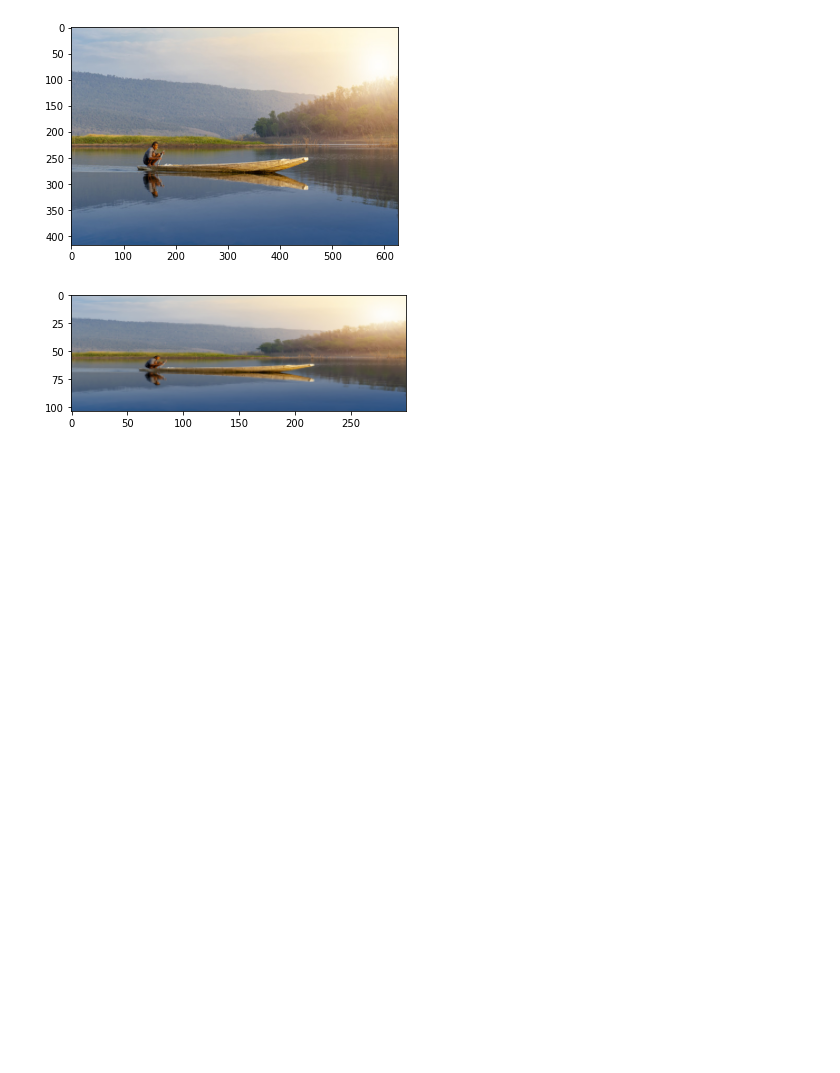
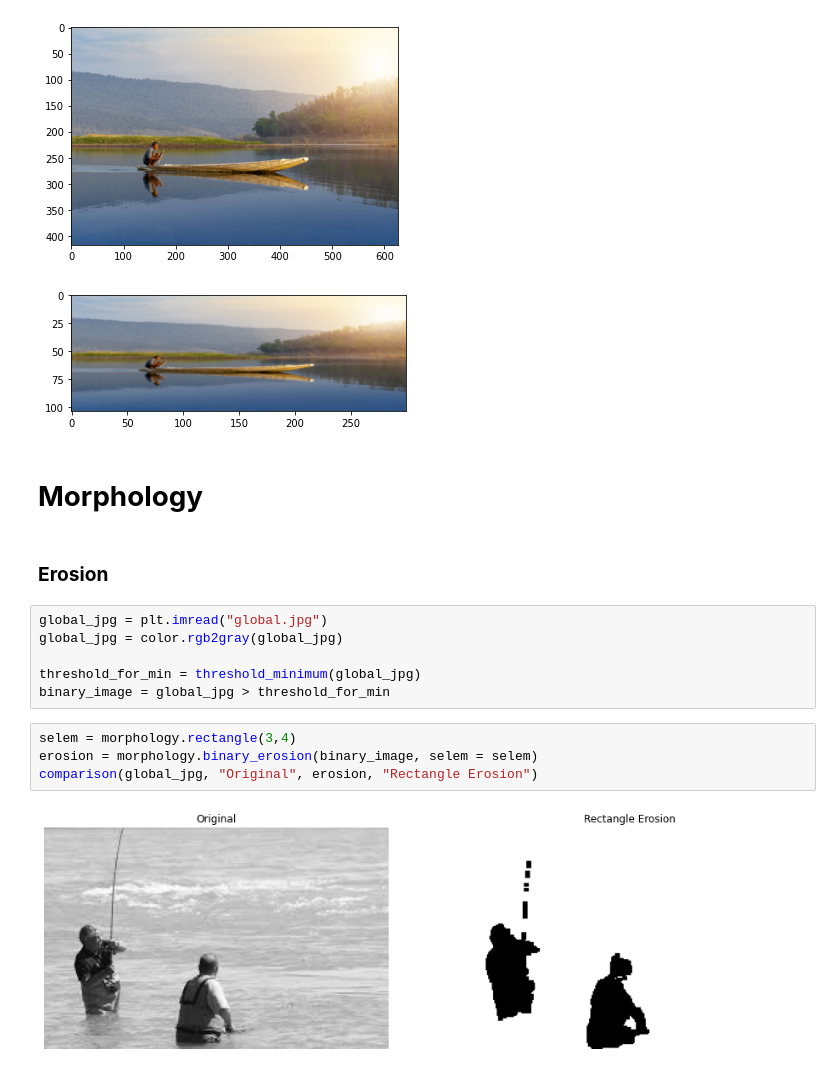
Before and after one commit to Gizem-kaya/Image-Processing-with-Python, a Jupyter notebook: Filter_Contrast_Transformation_Morphology.ipynb, the cells around one changed output. Drawn from its saved outputs; the diff is of its cells as text; blank space fills up the shorter version.

Commit message:
Erosion is added

```diff
--- a/Filter_Contrast_Transformation_Morphology.ipynb
+++ b/Filter_Contrast_Transformation_Morphology.ipynb
@@ -107,3 +109,19 @@ plt.show()
 # %% [output]
 [figure]
 [figure]
+# %% [markdown]
+# **Morphology**
+# %% [markdown]
+### **Erosion**
+# %%
+global_jpg = plt.imread("global.jpg")
+global_jpg = color.rgb2gray(global_jpg)
+
+threshold_for_min = threshold_minimum(global_jpg)
+binary_image = global_jpg > threshold_for_min
+# %%
+selem = morphology.rectangle(3,4)
+erosion = morphology.binary_erosion(binary_image, selem = selem)
+comparison(global_jpg, "Original", erosion, "Rectangle Erosion")
+# %% [output]
+[figure, added]
```
Also changed, not shown: parts of 3 cells of this notebook.
